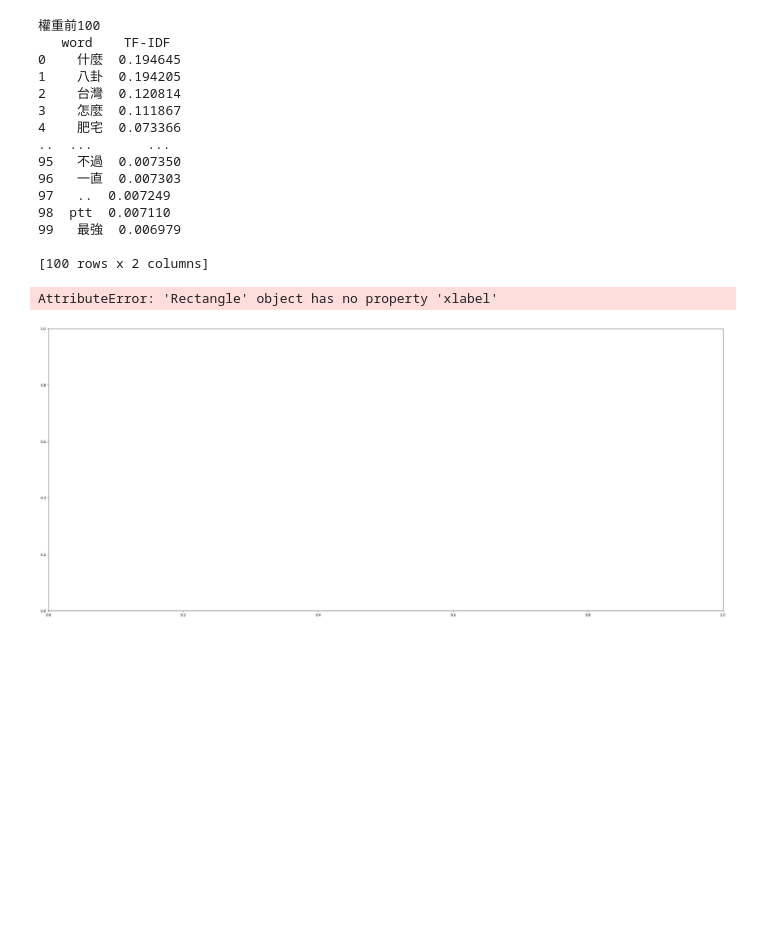
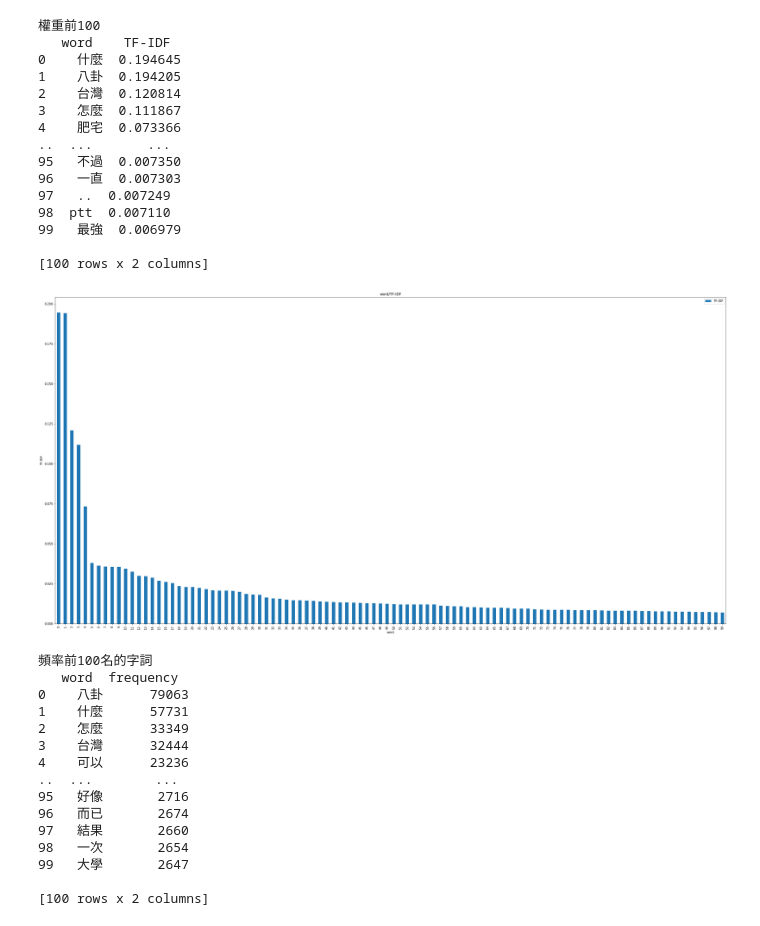
Before and after one commit to jiapin/HW01, a Jupyter notebook: HW01.ipynb, the cells around one changed output. Saved outputs shown, nothing was run; the diff lists cells and outputs as text; code cells hidden in the pictures; blank space fills up the shorter version.

```diff
--- a/HW01.ipynb
+++ b/HW01.ipynb
@@ -7,21 +8,18 @@ import matplotlib.pyplot
 # %%
 def TF_IDF():
-    txt = open("HW01.txt", encoding="utf-8").read()
+    txt = open("hw1-dataset.txt", encoding="utf-8").read()
     tags=jieba.analyse.extract_tags(txt, topK=100, withWeight=True)
-
     DF=pandas.DataFrame(tags, columns = ["word","TF-IDF"])
     print('權重前100')
     print(DF)
-    chart = DF.plot(kind ='bar',
-                    title = 'word/TF-IDF',
-                    xlabel = 'word',
-                    ylabel = 'TF-IDF',
-                    figsize = (35,15))
-    matplotlib.pyplot.show()
+    chart = DF.plot(kind ='bar',title = 'word/TF-IDF',xlabel = 'word',ylabel = 'TF-IDF',figsize = (40,20))
+    plt.show()
+
+TF_IDF()
 
 def Frequency():
     seg_word = ""
-    txt = open("HW01.txt", encoding="utf-8").read()
+    txt = open("hw1-dataset.txt", encoding="utf-8").read()
     ch = re.compile("[\u4e00-\u9fa5]")
     seg_word = "".join(ch.findall(txt))
     cut = jieba.lcut(seg_word)
@@ -30,36 +28,49 @@ def Frequency():
     for i in cut:
         if(len(i)>1):
             times[i]=times.get(i,0)+1
 
-    items = list(times.item())
+    items = list(times.items())
     items.sort(key = lambda x:x[1], reverse = True)
 
     for i in range(100):
         word,times = items[i]
 
     DF = pandas.DataFrame(items, columns = ["word","frequency"]).sort_values(['frequency'], ascending= [False])[0:100]
     print('頻率前100名的字詞')
     print(DF)
-    chart=DF.plot(kind = 'bar',title = 'word/frequency', xlabel = 'word', ylabel='frequency', figsize=(35,15))
-    matplotlib.pyplot.show
+    chart=DF.plot(kind = 'bar',title = 'word/frequency', xlabel = 'word', ylabel='frequency', figsize=(40,20))
+    plt.show()
 
-TF_IDF()
 Frequency()
 # %% [output]
 權重前100
    word    TF-IDF
 0    什麼  0.194645
 1    八卦  0.194205
 2    台灣  0.120814
 3    怎麼  0.111867
 4    肥宅  0.073366
 ..  ...       ...
 95   不過  0.007350
 96   一直  0.007303
 97   ..  0.007249
 98  ptt  0.007110
 99   最強  0.006979
 
 [100 rows x 2 columns]
+[figure, new version]
-AttributeError: 'Rectangle' object has no property 'xlabel'
+頻率前100名的字詞
+   word  frequency
+0    八卦      79063
+1    什麼      57731
+2    怎麼      33349
+3    台灣      32444
+4    可以      23236
+..  ...        ...
+95   好像       2716
+96   而已       2674
+97   結果       2660
+98   一次       2654
+99   大學       2647
+
+[100 rows x 2 columns]
-[figure, old version]
```
Also changed, not shown: parts of 2 cells of this notebook.
